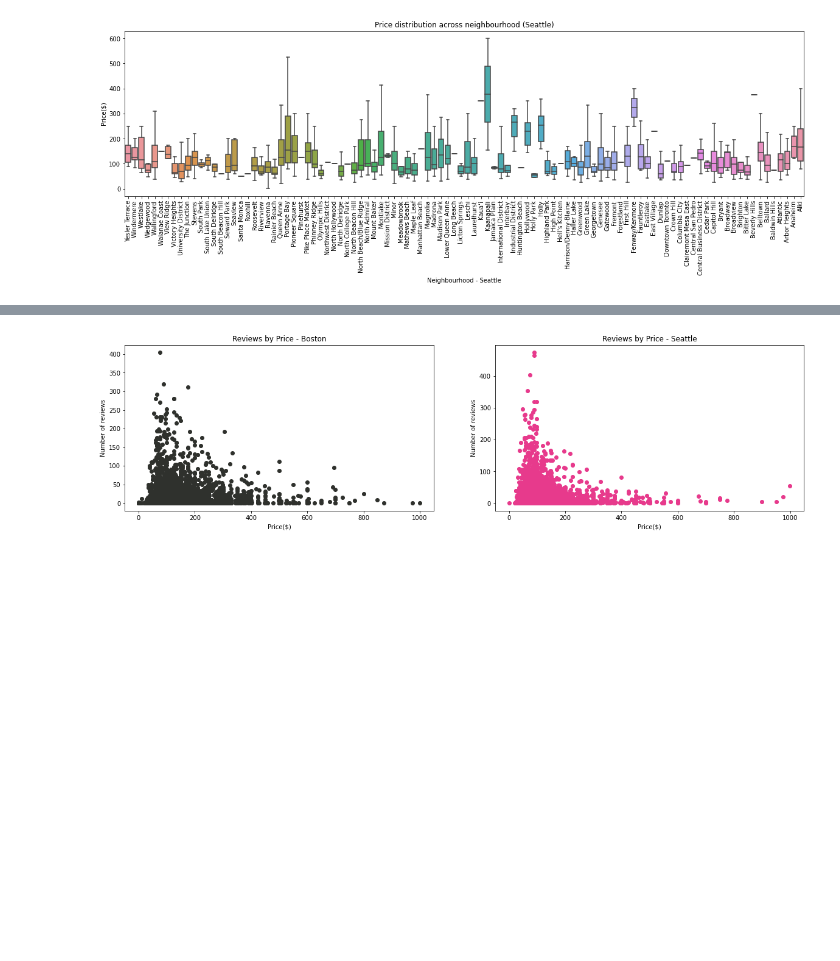
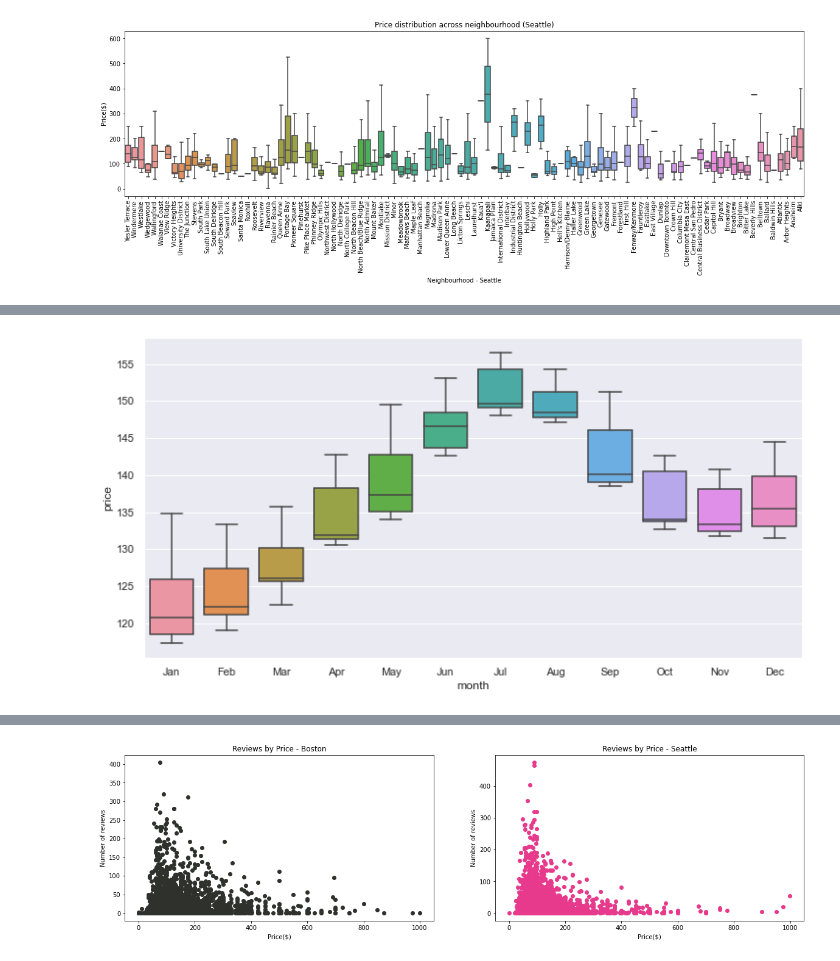
Before and after one commit to kashyapbarua/airbnb-price-analysis, a Jupyter notebook: DataScientist_Project-Airbnb.ipynb, the cells around one changed output, grey strips where cells are left out. Cells and saved outputs as stored; diff of their text form; code cells hidden in the pictures; blank space fills up the shorter version.

```diff
--- a/DataScientist_Project-Airbnb.ipynb
+++ b/DataScientist_Project-Airbnb.ipynb
@@ -276,0 +310,16 @@ sns.lineplot(x = 'date',
+# %%
+cols = ['price']
+for col in cols:
+    calendar_seattle[col] = calendar_seattle[col].str.extract(r'(\d+)')
+    calendar_seattle[col] = calendar_seattle[col].astype('float')
+# %%
+seattle_month_price = calendar_seattle[calendar_seattle.available == 't'].groupby(by = ['date'], as_index = False)['price'].mean()
+seattle_month_price['date'] = pd.to_datetime(seattle_daily['date'])
+seattle_month_price['month'] = seattle_month_price['date'].dt.strftime('%b')
+boston_month_price
+fig, ax = plt.subplots()
+fig.set_size_inches((12,6))
+sns.boxplot(x='month', y='price', data=seattle_month_price, ax=ax, showfliers = False)
+plt.show()
+# %% [output]
+[figure, added]
```
Also changed, not shown: parts of 16 cells of this notebook.
